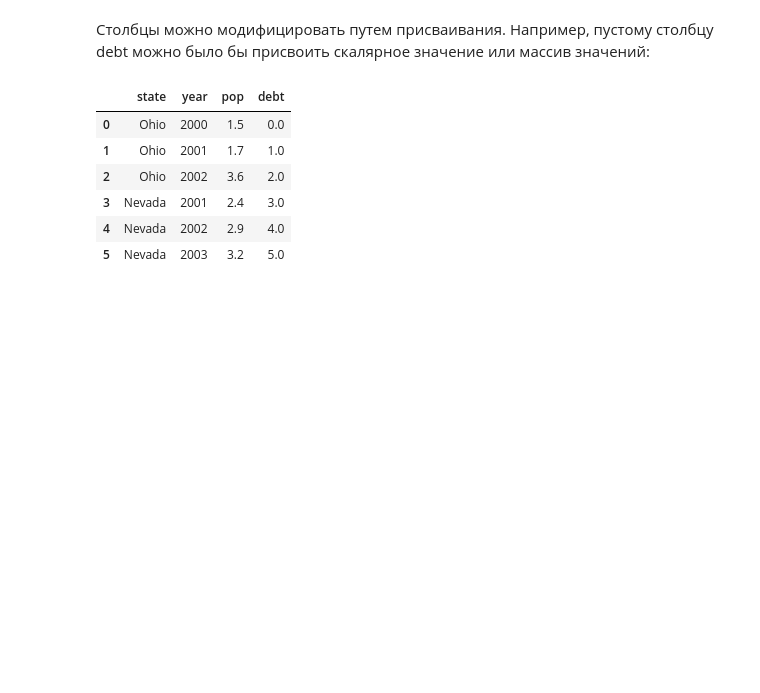
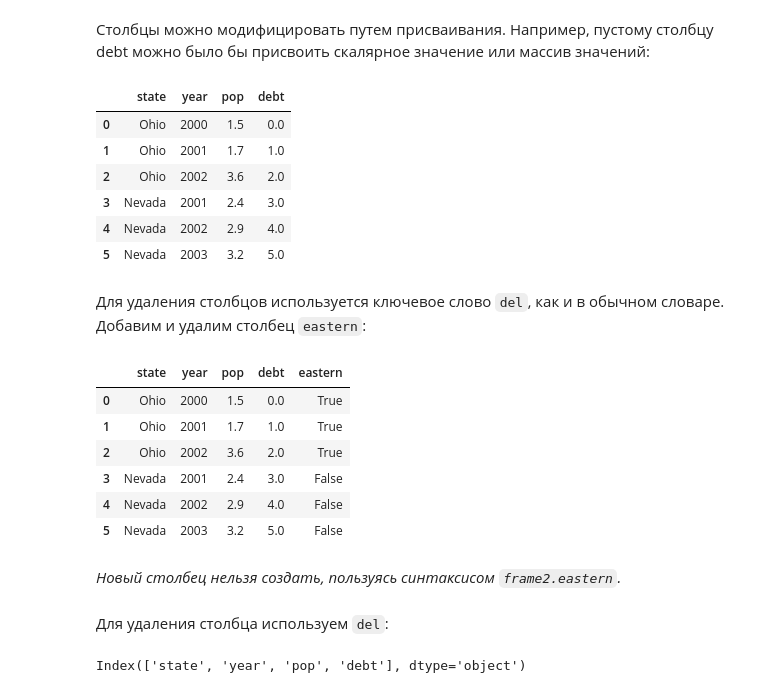
Before and after one commit to stmQQ/Pandas, a Jupyter notebook: basics/pandas/welcome_to_pandas.ipynb, the cells around one changed output. Saved outputs shown, nothing was run; the diff lists cells and outputs as text; code cells hidden in the pictures; blank space fills up the shorter version.

```diff
--- a/basics/pandas/welcome_to_pandas.ipynb
+++ b/basics/pandas/welcome_to_pandas.ipynb
@@ -282,3 +282,25 @@ frame2
 | 3 | Nevada | 2001 | 2.4 | 3.0 |
 | 4 | Nevada | 2002 | 2.9 | 4.0 |
 | 5 | Nevada | 2003 | 3.2 | 5.0 |
+# %% [markdown]
+Для удаления столбцов используется ключевое слово `del`, как и в обычном словаре. Добавим и удалим столбец `eastern`:
+# %%
+frame2['eastern'] = frame2['state'] == 'Ohio'
+frame2
+# %% [output]
+|  | state | year | pop | debt | eastern |
+| 0 | Ohio | 2000 | 1.5 | 0.0 | True |
+| 1 | Ohio | 2001 | 1.7 | 1.0 | True |
+| 2 | Ohio | 2002 | 3.6 | 2.0 | True |
+| 3 | Nevada | 2001 | 2.4 | 3.0 | False |
+| 4 | Nevada | 2002 | 2.9 | 4.0 | False |
+| 5 | Nevada | 2003 | 3.2 | 5.0 | False |
+# %% [markdown]
+*Новый столбец нельзя создать, пользуясь синтаксисом `frame2.eastern`.*
+# %% [markdown]
+Для удаления столбца используем `del`:
+# %%
+del frame2['eastern']
+frame2.columns
+# %% [output]
+Index(['state', 'year', 'pop', 'debt'], dtype='object')
```
Also changed, not shown: parts of 23 cells of this notebook, 1 other file.
